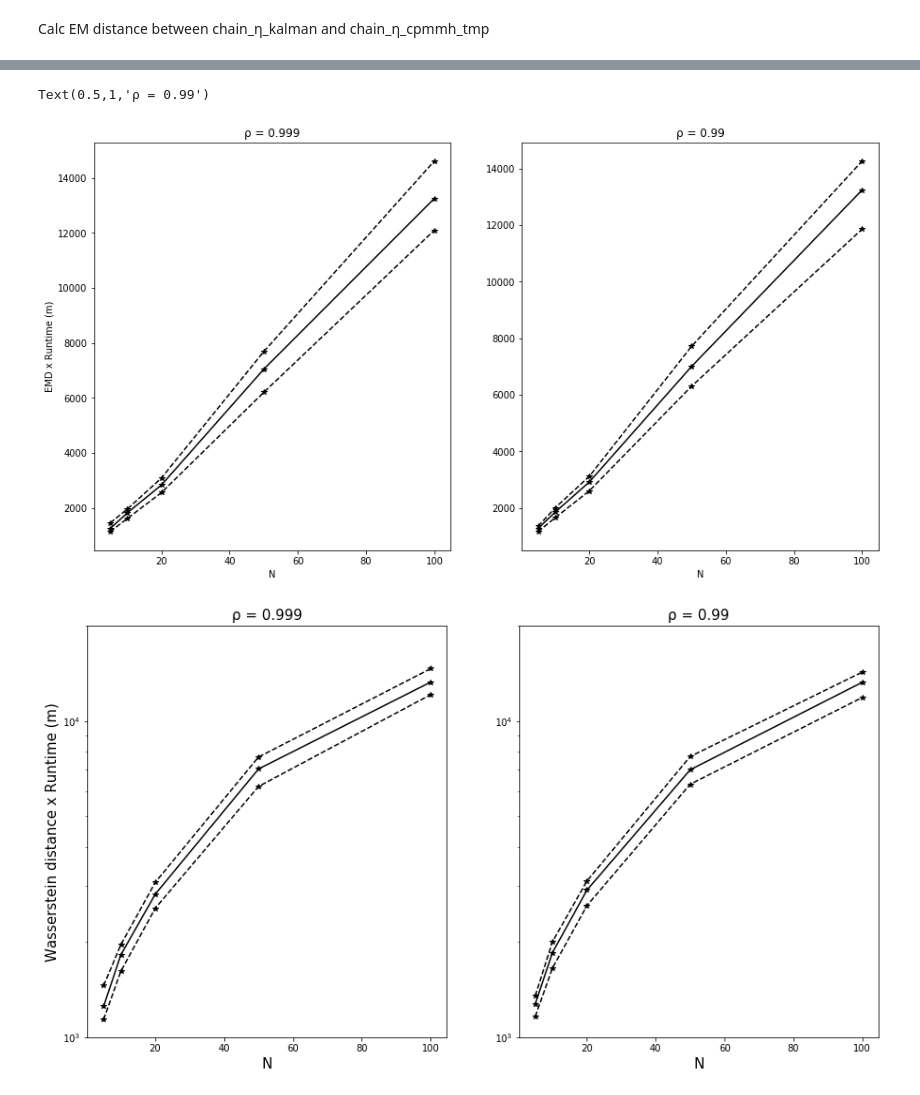
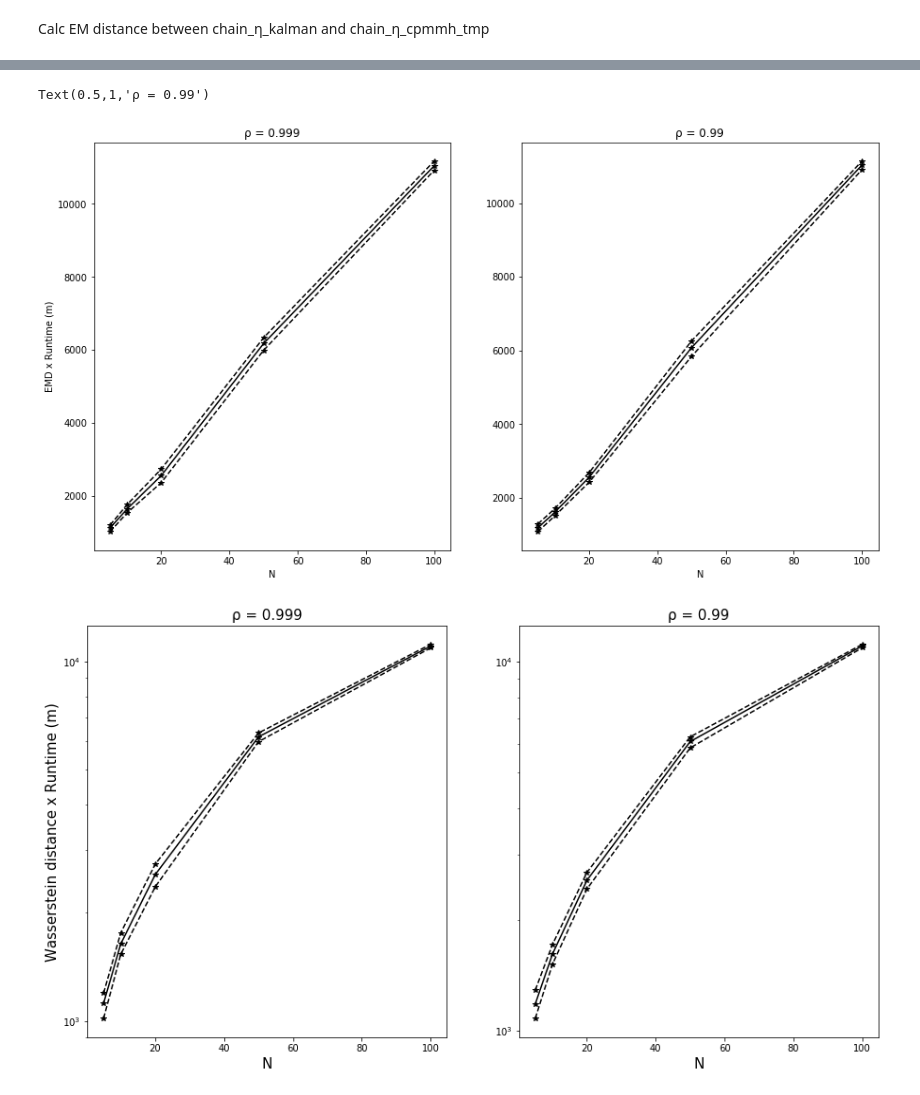
Before and after one commit to SamuelWiqvist/efficient_SDEMEM, a Jupyter notebook: analyses/notebooks/wasserstein_vs_N.ipynb, the cells around one changed output, grey strips where cells are left out. Drawn from its saved outputs; the diff is of its cells as text; code cells hidden in the pictures.

```diff
--- a/analyses/notebooks/wasserstein_vs_N.ipynb
+++ b/analyses/notebooks/wasserstein_vs_N.ipynb
@@ -123,7 +123,7 @@ data_kalman_sigma_eps = np.zeros((len(seeds), n))
 # %% [markdown]
 Load sigma_eps for kalman
 # %%
-R = 60000
+R = 50000
 burn_in = 10000
 
 N_time = "200"
@@ -145,7 +145,7 @@ data_kalman_sigma_eps.shape
 # %% [markdown]
 Load sigma_eps chain for cpmmh
 # %%
-R = 60000
+R = 50000
 burn_in = 10000
 
 nbr_particles = str(N[0])
@@ -317,7 +315,7 @@ pl.savefig("./figures/emd_x_runtime_sig_eps.pdf")
 # %% [markdown]
 Load eta parameters
 # %%
-R = 60000
+R = 50000
 burn_in = 10000
 
 N_time = "200"
@@ -339,7 +337,7 @@ data_η_kalman.shape
 # %% [output]
 (25, 6, 5000)
 # %%
-R = 60000
+R = 50000
 burn_in = 10000
 
 rho = "0.999"
@@ -497,24 +495,22 @@ pl.xlabel("N")
 pl.title("ρ = 0.99")
 # %% [output]
 Text(0.5,1,'ρ = 0.99')
-[figure, old version]
+[figure, new version]
 # %%
 pl.figure(figsize=(15,8))
 pl.subplot(1, 2, 1)
 pl.semilogy(N,data_emd_div_run_eta_0999_mean, "-*k")
 pl.semilogy(N,data_emd_div_run_eta_0999_percentiles[0,:], "--*k")
 pl.semilogy(N,data_emd_div_run_eta_0999_percentiles[1,:], "--*k")
 pl.ylabel("Wasserstein distance x Runtime (m)", fontsize=15)
 pl.xlabel("N", fontsize=15)
 pl.title("ρ = 0.999", fontsize=15)
-pl.ylim((10**3, 2*10**4))
 pl.subplot(1, 2, 2)
 pl.semilogy(N,data_emd_div_run_eta_099_mean, "-*k")
 pl.semilogy(N,data_emd_div_run_eta_099_percentiles[0,:], "--*k")
 pl.semilogy(N,data_emd_div_run_eta_099_percentiles[1,:], "--*k")
 pl.xlabel("N", fontsize=15)
 pl.title("ρ = 0.99", fontsize=15)
-pl.ylim((10**3, 2*10**4))
 pl.savefig("./figures/emd_x_runtime_eta.pdf")
 # %% [output]
-[figure, old version]
+[figure, new version]
```
Also changed, not shown: parts of 12 cells of this notebook, 6 other files.
